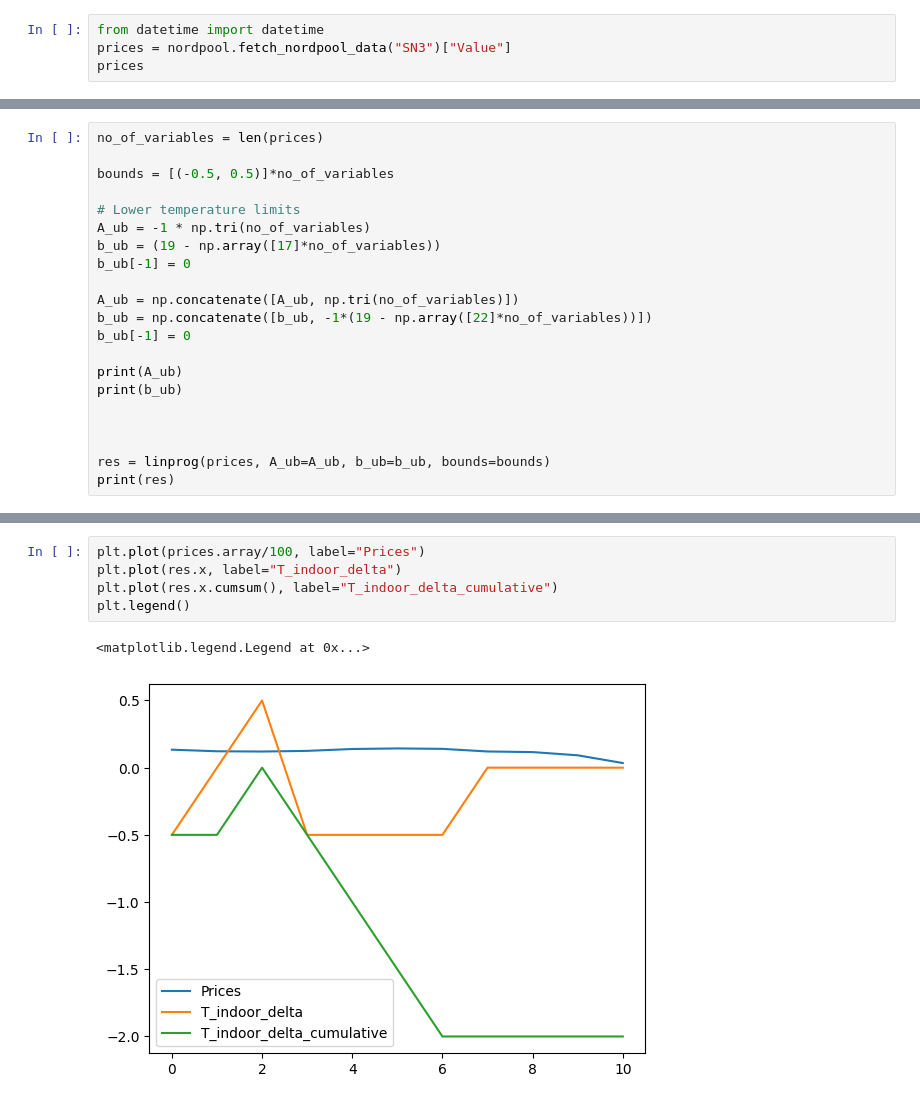
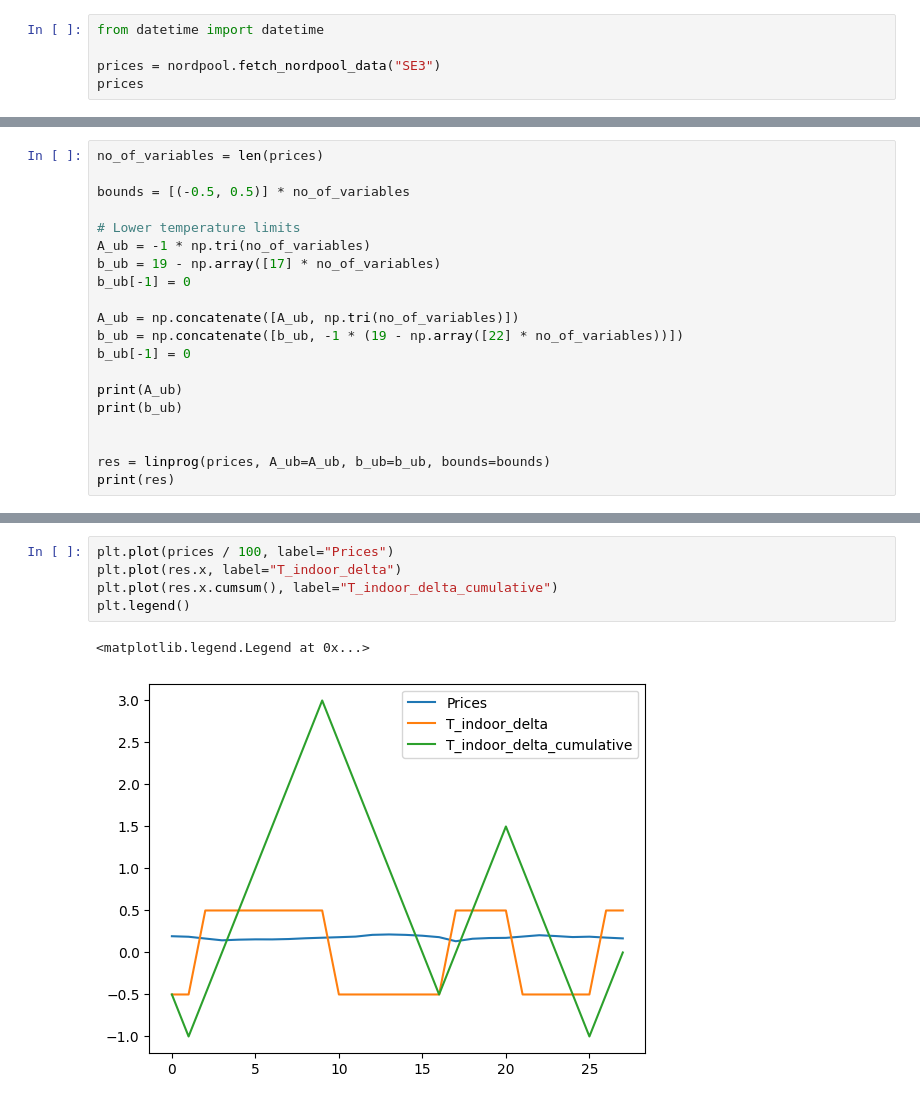
Before and after one commit to freol35241/esther, a Jupyter notebook: notebooks/linear_programming.ipynb, the cells around one changed output, grey strips where cells are left out. Drawn from its saved outputs; the diff is of its cells as text.

```diff
--- a/notebooks/linear_programming.ipynb
+++ b/notebooks/linear_programming.ipynb
@@ -9,6 +10,7 @@ sys.path.append("./../app")
 import nordpool
 # %%
 from datetime import datetime
-prices = nordpool.fetch_nordpool_data("SN3")["Value"]
+
+prices = nordpool.fetch_nordpool_data("SE3")
 prices
 # %% [output]
@@ -27,22 +21,21 @@ Name: Value, dtype: float64
 # %%
 no_of_variables = len(prices)
 
-bounds = [(-0.5, 0.5)]*no_of_variables
+bounds = [(-0.5, 0.5)] * no_of_variables
 
 # Lower temperature limits
 A_ub = -1 * np.tri(no_of_variables)
-b_ub = (19 - np.array([17]*no_of_variables))
+b_ub = 19 - np.array([17] * no_of_variables)
 b_ub[-1] = 0
 
 A_ub = np.concatenate([A_ub, np.tri(no_of_variables)])
-b_ub = np.concatenate([b_ub, -1*(19 - np.array([22]*no_of_variables))])
+b_ub = np.concatenate([b_ub, -1 * (19 - np.array([22] * no_of_variables))])
 b_ub[-1] = 0
 
 print(A_ub)
 print(b_ub)
 
 
-
 res = linprog(prices, A_ub=A_ub, b_ub=b_ub, bounds=bounds)
 print(res)
 # %% [output]
@@ -66,8 +59,8 @@ print(res)
 # %%
-plt.plot(prices.array/100, label="Prices")
+plt.plot(prices / 100, label="Prices")
 plt.plot(res.x, label="T_indoor_delta")
 plt.plot(res.x.cumsum(), label="T_indoor_delta_cumulative")
 plt.legend()
 # %% [output]
 <matplotlib.legend.Legend at 0x...>
-[figure, old version]
+[figure, new version]
```
Also changed, not shown: parts of 3 cells of this notebook, 12 other files.
